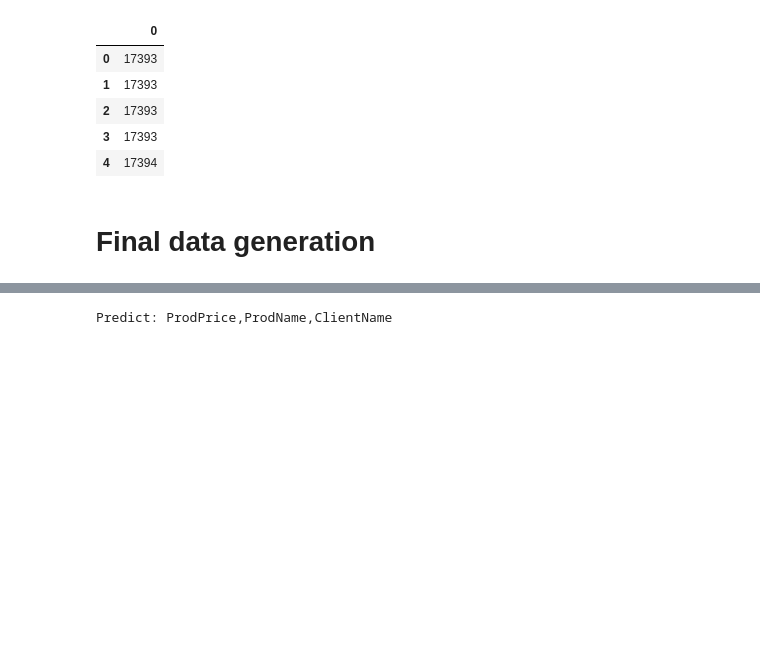
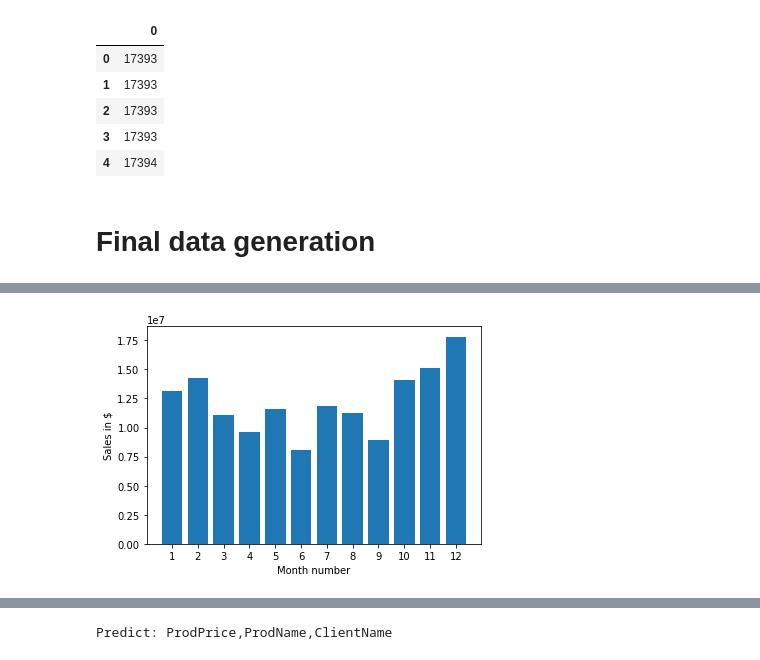
Before and after one commit to Learning2Code75/DLOM, a Jupyter notebook: ML/3_regClassif/sales_analysis_vid.ipynb, the cells around one changed output, grey strips where cells are left out. Saved outputs shown, nothing was run; the diff lists cells and outputs as text; code cells hidden in the pictures; blank space fills up the shorter version.

Commit message:
sales data build started:

```diff
--- a/ML/3_regClassif/sales_analysis_vid.ipynb
+++ b/ML/3_regClassif/sales_analysis_vid.ipynb
@@ -148,0 +161,4 @@ df_raw.head()
+# %%
+df_raw['MonthNum'] = df_raw['OrderDate'].str[0:2]
+df_raw['MonthNum'] = df_raw['MonthNum'].astype('int32')
+df_raw.sample(2)
@@ -148,0 +169,4 @@ df_raw.head()
+# %%
+# sales column
+df_raw['Sales']= df_raw['QtyOrdered']*df_raw['UnitPrice']
+df_raw.sample(2)
@@ -148,0 +177,8 @@ df_raw.head()
+# %%
+# city column
+def get_city(loc):
+    return loc.split(',')[1]
+def get_state(loc):
+    return loc.split(',')[2].split(' ')[0]
+df_raw['City'] = df_raw['OrderLocation'].apply(lambda x: f"{get_city(x)} ({get_state(x)})")
+df_raw.sample(2)
@@ -148,0 +189,3 @@ df_raw.head()
+# %%
+df_raw_monthwise = df_raw.groupby('MonthNum').sum()
+df_raw_monthwise
@@ -148,0 +207,10 @@ df_raw.head()
+# %%
+import matplotlib.pyplot as plt
+months = range(1,13)
+plt.bar(months,df_raw_monthwise['Sales'])
+plt.xticks(months)
+plt.ylabel('Sales in $')
+plt.xlabel('Month number')
+plt.show()
+# %% [output]
+[figure, added]
```
Also changed, not shown: parts of 33 cells of this notebook, 1 other file.
